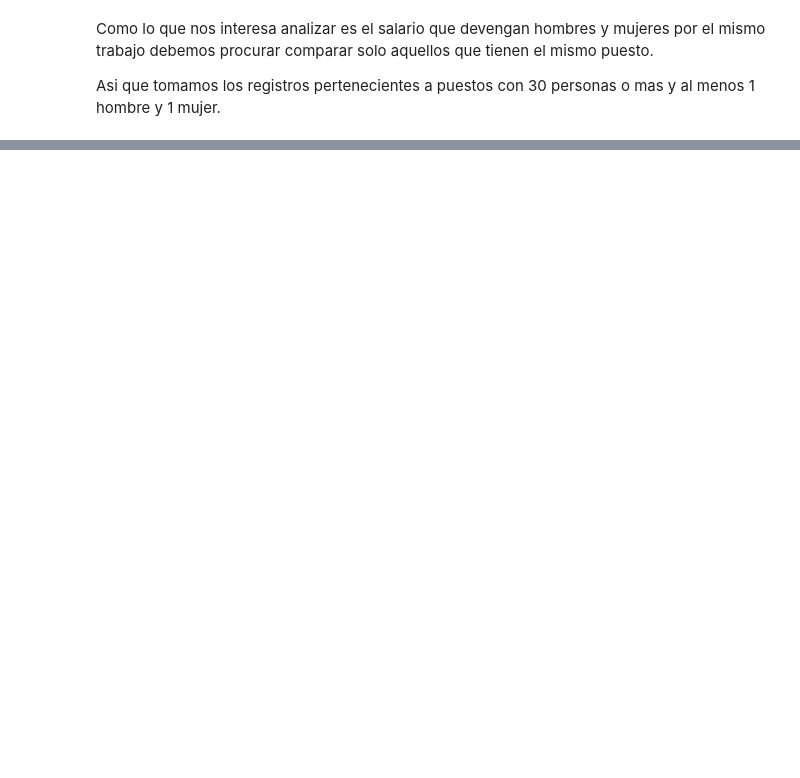
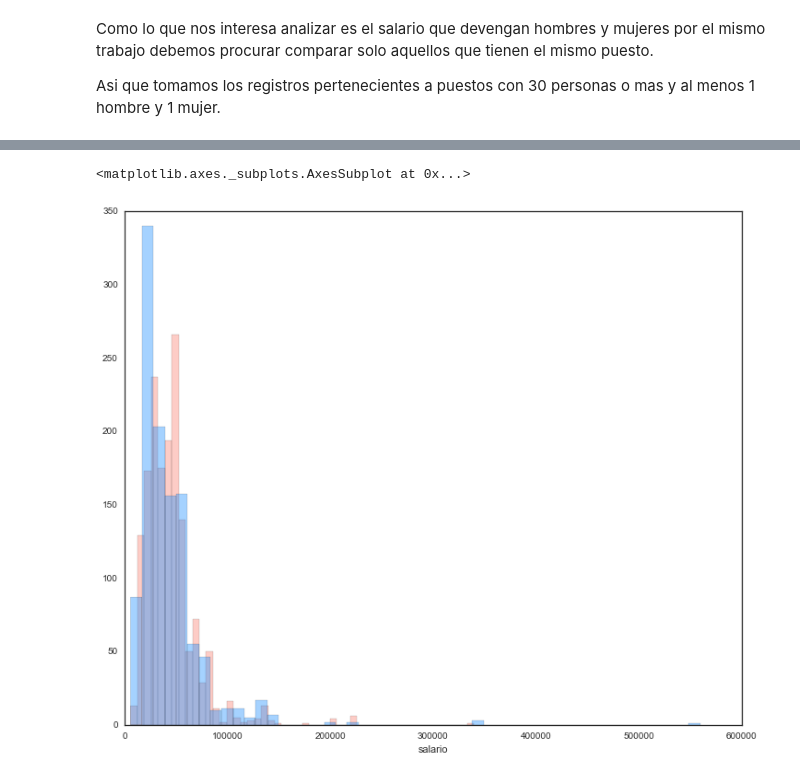
Before and after one commit to biterman/dgii_salarios, a Jupyter notebook: dgii_salarios.ipynb, the cells around one changed output, grey strips where cells are left out. Saved outputs shown, nothing was run; the diff lists cells and outputs as text; code cells hidden in the pictures; blank space fills up the shorter version.

```diff
--- a/dgii_salarios.ipynb
+++ b/dgii_salarios.ipynb
@@ -257,0 +628,6 @@ plt.axhline(50,linestyle='dashed')
+# %%
+sns.distplot(feb.query("genero == 'F'").salario, kde=False, label='Mujeres', color='salmon')
+sns.distplot(feb.query("genero == 'M'").salario, kde=False,label='Hombres',color='dodgerblue')
+# %% [output]
+<matplotlib.axes._subplots.AxesSubplot at 0x...>
+[figure, added]
```
Also changed, not shown: parts of 51 cells of this notebook, 2 other files.
